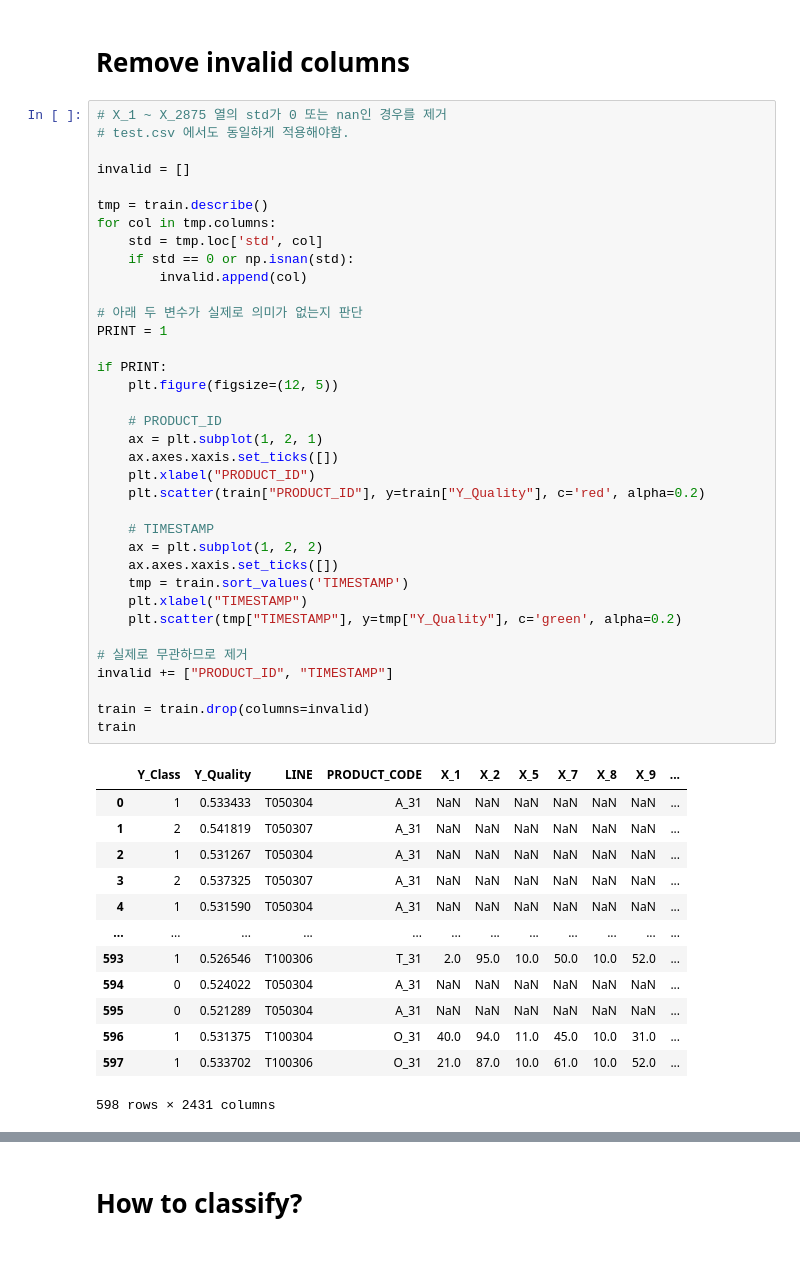
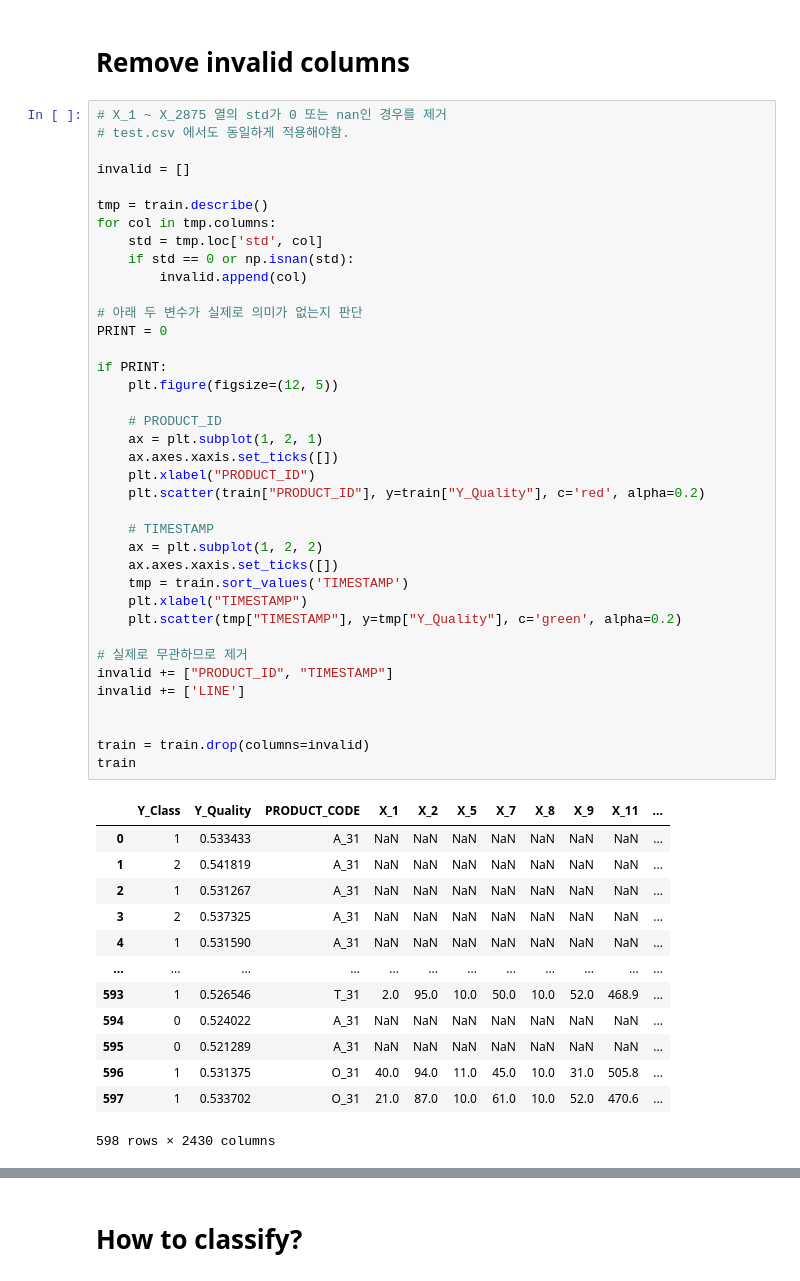
Before and after one commit to jinkyusung/smart-factory-quality-classification, a Jupyter notebook: baseline.ipynb, the cells around one changed output, grey strips where cells are left out. Cells and saved outputs as stored; diff of their text form.

```diff
--- a/baseline.ipynb
+++ b/baseline.ipynb
@@ -49,44 +49,46 @@ invalid = []
 tmp = train.describe()
 for col in tmp.columns:
     std = tmp.loc['std', col]
     if std == 0 or np.isnan(std):
         invalid.append(col)
 
 # 아래 두 변수가 실제로 의미가 없는지 판단
-PRINT = 1
+PRINT = 0
 
 if PRINT:
     plt.figure(figsize=(12, 5))
 
     # PRODUCT_ID
     ax = plt.subplot(1, 2, 1)
     ax.axes.xaxis.set_ticks([])
     plt.xlabel("PRODUCT_ID")
     plt.scatter(train["PRODUCT_ID"], y=train["Y_Quality"], c='red', alpha=0.2)
 
     # TIMESTAMP
     ax = plt.subplot(1, 2, 2)
     ax.axes.xaxis.set_ticks([])
     tmp = train.sort_values('TIMESTAMP')
     plt.xlabel("TIMESTAMP")
     plt.scatter(tmp["TIMESTAMP"], y=tmp["Y_Quality"], c='green', alpha=0.2)
 
 # 실제로 무관하므로 제거
 invalid += ["PRODUCT_ID", "TIMESTAMP"]
+invalid += ['LINE']
+
 
 train = train.drop(columns=invalid)
 train
 # %% [output]
-|  | Y_Class | Y_Quality | LINE | PRODUCT_CODE | X_1 | X_2 | X_5 | X_7 | X_8 | X_9 | ... |
-| 0 | 1 | 0.533433 | T050304 | A_31 | NaN | NaN | NaN | NaN | NaN | NaN | ... |
-| 1 | 2 | 0.541819 | T050307 | A_31 | NaN | NaN | NaN | NaN | NaN | NaN | ... |
-| 2 | 1 | 0.531267 | T050304 | A_31 | NaN | NaN | NaN | NaN | NaN | NaN | ... |
-| 3 | 2 | 0.537325 | T050307 | A_31 | NaN | NaN | NaN | NaN | NaN | NaN | ... |
-| 4 | 1 | 0.531590 | T050304 | A_31 | NaN | NaN | NaN | NaN | NaN | NaN | ... |
+|  | Y_Class | Y_Quality | PRODUCT_CODE | X_1 | X_2 | X_5 | X_7 | X_8 | X_9 | X_11 | ... |
+| 0 | 1 | 0.533433 | A_31 | NaN | NaN | NaN | NaN | NaN | NaN | NaN | ... |
+| 1 | 2 | 0.541819 | A_31 | NaN | NaN | NaN | NaN | NaN | NaN | NaN | ... |
+| 2 | 1 | 0.531267 | A_31 | NaN | NaN | NaN | NaN | NaN | NaN | NaN | ... |
+| 3 | 2 | 0.537325 | A_31 | NaN | NaN | NaN | NaN | NaN | NaN | NaN | ... |
+| 4 | 1 | 0.531590 | A_31 | NaN | NaN | NaN | NaN | NaN | NaN | NaN | ... |
 | ... | ... | ... | ... | ... | ... | ... | ... | ... | ... | ... | ... |
-| 593 | 1 | 0.526546 | T100306 | T_31 | 2.0 | 95.0 | 10.0 | 50.0 | 10.0 | 52.0 | ... |
-| 594 | 0 | 0.524022 | T050304 | A_31 | NaN | NaN | NaN | NaN | NaN | NaN | ... |
-| 595 | 0 | 0.521289 | T050304 | A_31 | NaN | NaN | NaN | NaN | NaN | NaN | ... |
-| 596 | 1 | 0.531375 | T100304 | O_31 | 40.0 | 94.0 | 11.0 | 45.0 | 10.0 | 31.0 | ... |
-| 597 | 1 | 0.533702 | T100306 | O_31 | 21.0 | 87.0 | 10.0 | 61.0 | 10.0 | 52.0 | ... |
+| 593 | 1 | 0.526546 | T_31 | 2.0 | 95.0 | 10.0 | 50.0 | 10.0 | 52.0 | 468.9 | ... |
+| 594 | 0 | 0.524022 | A_31 | NaN | NaN | NaN | NaN | NaN | NaN | NaN | ... |
+| 595 | 0 | 0.521289 | A_31 | NaN | NaN | NaN | NaN | NaN | NaN | NaN | ... |
+| 596 | 1 | 0.531375 | O_31 | 40.0 | 94.0 | 11.0 | 45.0 | 10.0 | 31.0 | 505.8 | ... |
+| 597 | 1 | 0.533702 | O_31 | 21.0 | 87.0 | 10.0 | 61.0 | 10.0 | 52.0 | 470.6 | ... |
-598 rows × 2431 columns
+598 rows × 2430 columns
```
Also changed, not shown: parts of 9 cells of this notebook.
